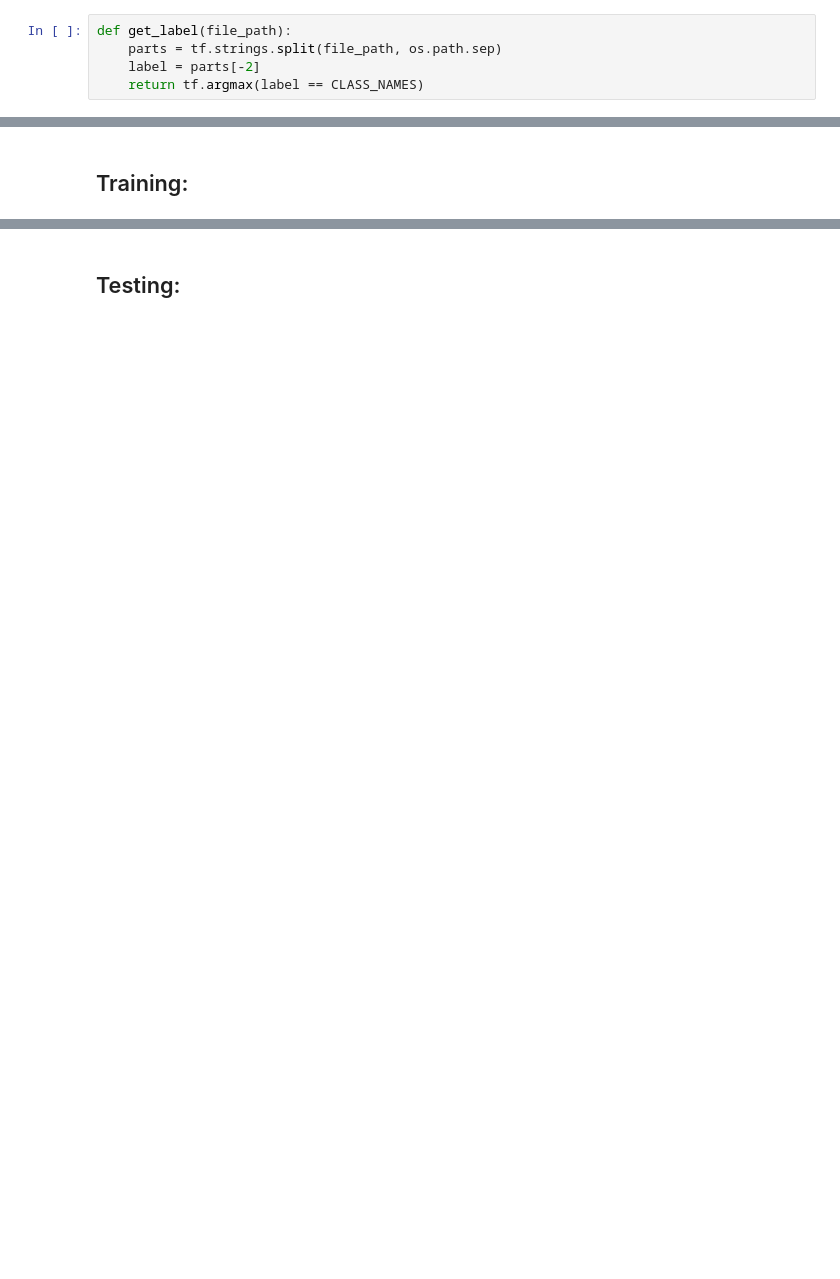
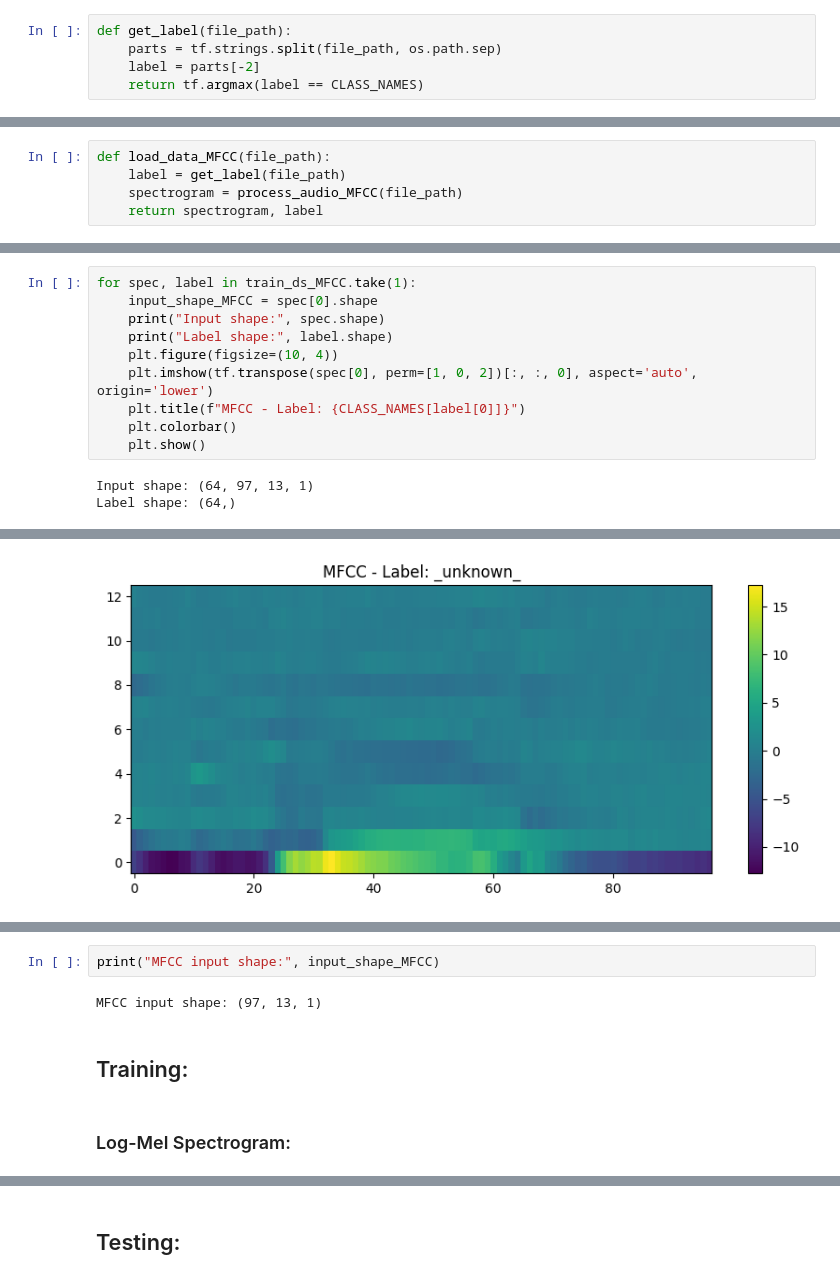
Before and after one commit to Roldao-Neto/KWS, a Jupyter notebook: Log_mel_&_MFCC/log_mel_model_dev.ipynb, the cells around one changed output, grey strips where cells are left out. Saved outputs shown, nothing was run; the diff lists cells and outputs as text; blank space fills up the shorter version.

```diff
--- a/Log_mel_&_MFCC/log_mel_model_dev.ipynb
+++ b/Log_mel_&_MFCC/log_mel_model_dev.ipynb
@@ -73,3 +108,8 @@ def load_data(file_path):
+# %%
+def load_data_MFCC(file_path):
+    label = get_label(file_path)
+    spectrogram = process_audio_MFCC(file_path)
+    return spectrogram, label
 # %%
 train_ds = tf.data.Dataset.list_files(f"{DATASET_PATH}/train/*/*.wav")
 val_ds = tf.data.Dataset.list_files(f"{DATASET_PATH}/validation/*/*.wav")
@@ -118,0 +184,13 @@ print(input_shape)
+# %%
+for spec, label in train_ds_MFCC.take(1):
+    input_shape_MFCC = spec[0].shape
+    print("Input shape:", spec.shape)
+    print("Label shape:", label.shape)
+    plt.figure(figsize=(10, 4))
+    plt.imshow(tf.transpose(spec[0], perm=[1, 0, 2])[:, :, 0], aspect='auto', origin='lower')
+    plt.title(f"MFCC - Label: {CLASS_NAMES[label[0]]}")
+    plt.colorbar()
+    plt.show()
+# %% [output]
+Input shape: (64, 97, 13, 1)
+Label shape: (64,)
@@ -118,0 +198 @@ print(input_shape)
+[figure, added]
@@ -119,5 +200,11 @@ print(input_shape)
+# %%
+print("MFCC input shape:", input_shape_MFCC)
+# %% [output]
+MFCC input shape: (97, 13, 1)
 # %% [markdown]
 ## Training:
+# %% [markdown]
+### Log-Mel Spectrogram:
 # %%
 tf.keras.backend.clear_session()
 tf.random.set_seed(42)
```
Also changed, not shown: parts of 43 cells of this notebook, 6 other files.
